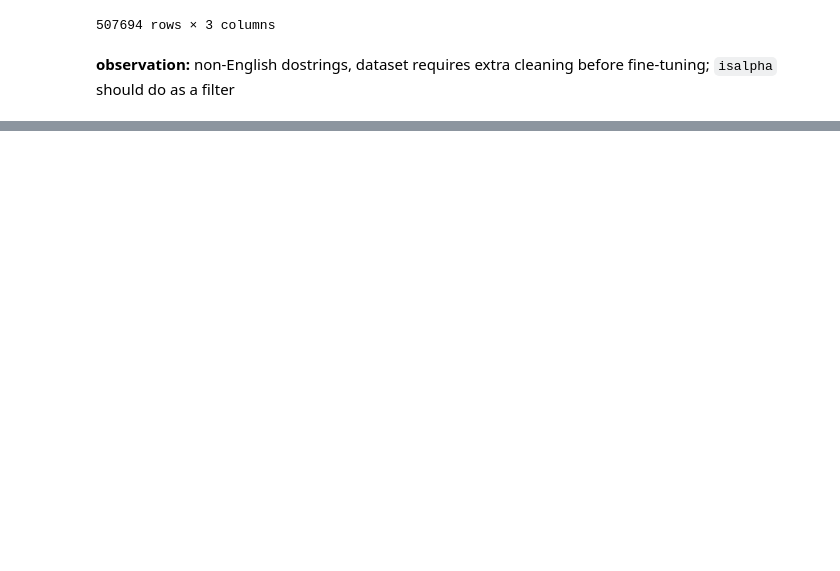
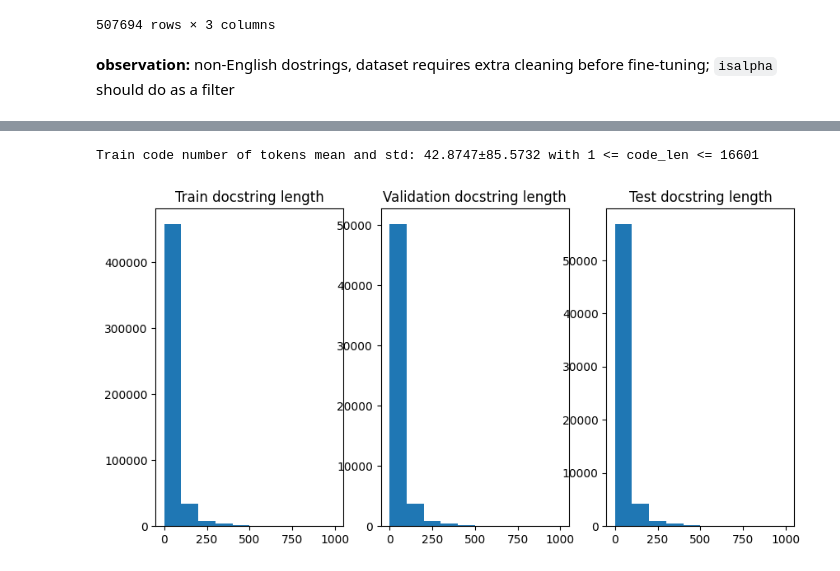
Before and after one commit to leiluk1/CodeSearcher, a Jupyter notebook: src/datasets/PyTorrent/exploratory_data_analysis.ipynb, the cells around one changed output, grey strips where cells are left out. Cells and saved outputs as stored; diff of their text form; code cells hidden in the pictures; blank space fills up the shorter version.

```diff
--- a/src/datasets/PyTorrent/exploratory_data_analysis.ipynb
+++ b/src/datasets/PyTorrent/exploratory_data_analysis.ipynb
@@ -94,0 +132,18 @@ def serialize_headers(self):
+# %%
+plt.figure(figsize=(10, 5))
+plt.subplot(131)
+lengths = np.array([len(code) for code in train_df["docstring_tokens"]])
+plt.hist(lengths, range=(0, 1000))
+plt.title('Train docstring length')
+print(f'Train code number of tokens mean and std: {round(lengths.mean(), 4)}±{round(lengths.std(), 4)} with {lengths.min()} <= code_len <= {lengths.max()}')
+plt.subplot(132)
+lengths = [len(code) for code in val_df["docstring_tokens"]]
+plt.hist(lengths, range=(0, 1000))
+plt.title('Validation docstring length')
+plt.subplot(133)
+lengths = [len(code) for code in test_df["docstring_tokens"]]
+plt.title('Test docstring length')
+plt.hist(lengths, range=(0, 1000));
+# %% [output]
+Train code number of tokens mean and std: 42.8747±85.5732 with 1 <= code_len <= 16601
+[figure, added]
```
Also changed, not shown: parts of 6 cells of this notebook, 1 other file.
